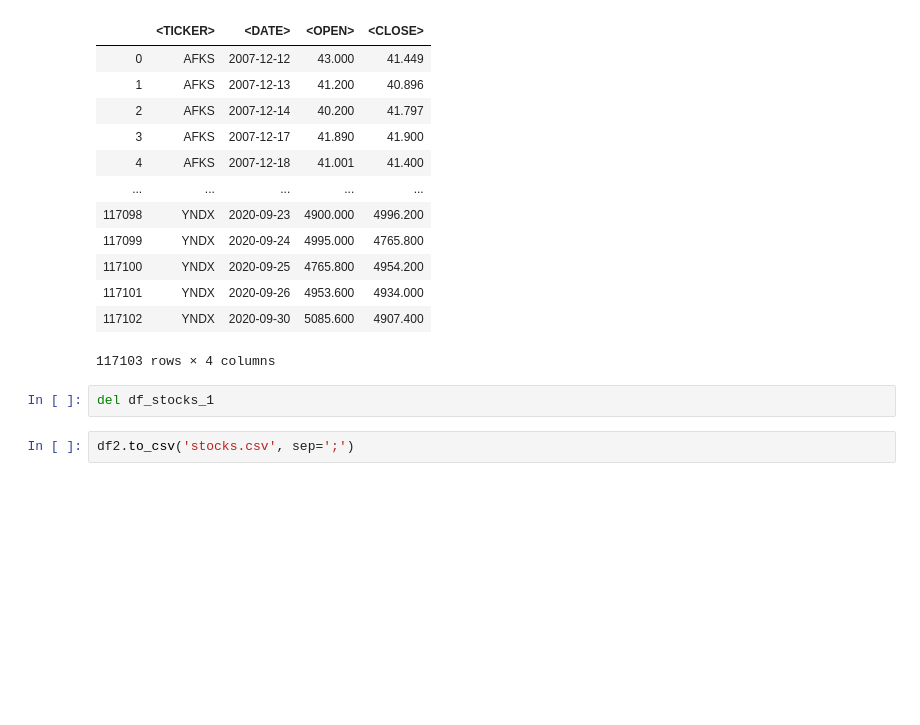
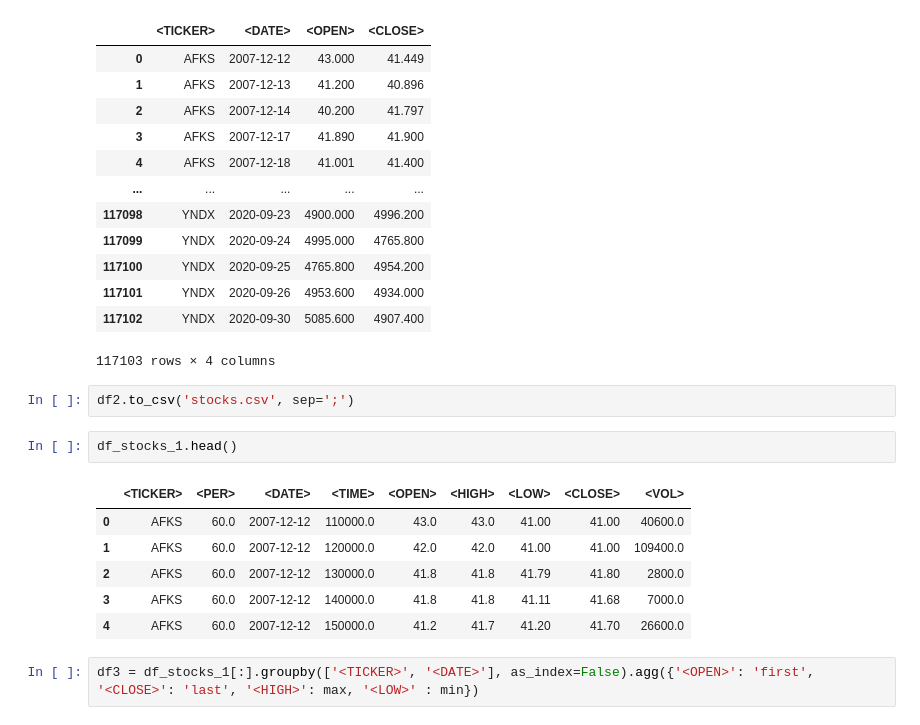
Before and after one commit to trifonov-m/stocks_prediction_project, a Jupyter notebook: unite stocks and money/data_notebook.ipynb, the cells around one changed output. Saved outputs shown, nothing was run; the diff lists cells and outputs as text; blank space fills up the shorter version.

```diff
--- a/unite stocks and money/data_notebook.ipynb
+++ b/unite stocks and money/data_notebook.ipynb
@@ -196,7 +202,16 @@ df2
 | 117101 | YNDX | 2020-09-26 | 4953.600 | 4934.000 |
 | 117102 | YNDX | 2020-09-30 | 5085.600 | 4907.400 |
 117103 rows × 4 columns
-# %%
-del df_stocks_1
 # %%
 df2.to_csv('stocks.csv', sep=';')
+# %%
+df_stocks_1.head()
+# %% [output]
+|  | <TICKER> | <PER> | <DATE> | <TIME> | <OPEN> | <HIGH> | <LOW> | <CLOSE> | <VOL> |
+| 0 | AFKS | 60.0 | 2007-12-12 | 110000.0 | 43.0 | 43.0 | 41.00 | 41.00 | 40600.0 |
+| 1 | AFKS | 60.0 | 2007-12-12 | 120000.0 | 42.0 | 42.0 | 41.00 | 41.00 | 109400.0 |
+| 2 | AFKS | 60.0 | 2007-12-12 | 130000.0 | 41.8 | 41.8 | 41.79 | 41.80 | 2800.0 |
+| 3 | AFKS | 60.0 | 2007-12-12 | 140000.0 | 41.8 | 41.8 | 41.11 | 41.68 | 7000.0 |
+| 4 | AFKS | 60.0 | 2007-12-12 | 150000.0 | 41.2 | 41.7 | 41.20 | 41.70 | 26600.0 |
+# %%
+df3 = df_stocks_1[:].groupby(['<TICKER>', '<DATE>'], as_index=False).agg({'<OPEN>': 'first', '<CLOSE>': 'last', '<HIGH>': max, '<LOW>' : min})
```
Also changed, not shown: parts of 5 cells of this notebook, 1 other file.
